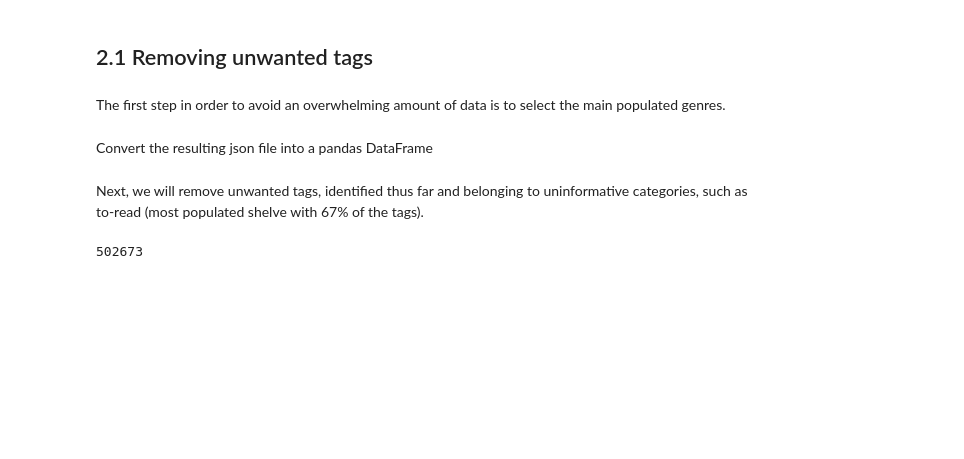
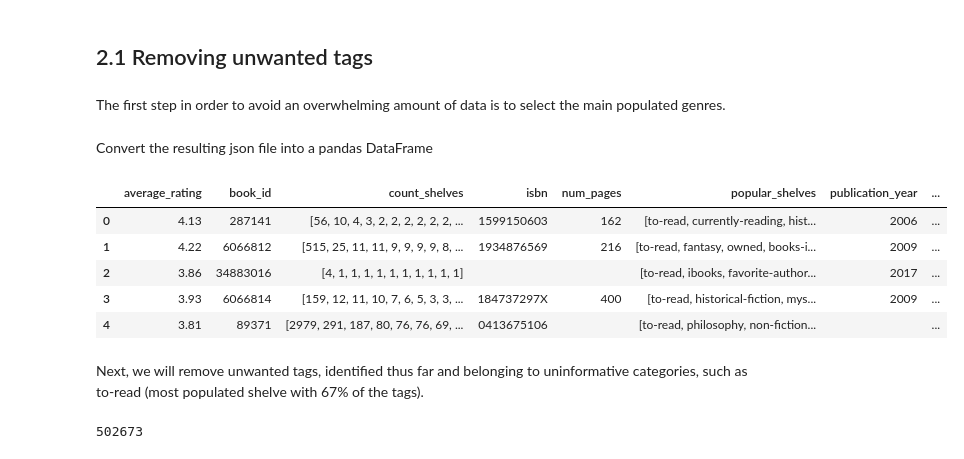
Before and after one commit to ychebaro/project_insight, a Jupyter notebook: Cleaning_books.ipynb, the cells around one changed output. Drawn from its saved outputs; the diff is of its cells as text; code cells hidden in the pictures; blank space fills up the shorter version.

```diff
--- a/Cleaning_books.ipynb
+++ b/Cleaning_books.ipynb
@@ -131,6 +133,15 @@ Convert the resulting json file into a pandas DataFrame
 # %%
 books = get_books_data('books_genre.json')
 booksdf = pd.DataFrame(books)
+# %%
+booksdf.head()
+# %% [output]
+|  | average_rating | book_id | count_shelves | isbn | num_pages | popular_shelves | publication_year | ... |
+| 0 | 4.13 | 287141 | [56, 10, 4, 3, 2, 2, 2, 2, 2, 2, ... | 1599150603 | 162 | [to-read, currently-reading, hist... | 2006 | ... |
+| 1 | 4.22 | 6066812 | [515, 25, 11, 11, 9, 9, 9, 9, 8, ... | 1934876569 | 216 | [to-read, fantasy, owned, books-i... | 2009 | ... |
+| 2 | 3.86 | 34883016 | [4, 1, 1, 1, 1, 1, 1, 1, 1, 1, 1] |  |  | [to-read, ibooks, favorite-author... | 2017 | ... |
+| 3 | 3.93 | 6066814 | [159, 12, 11, 10, 7, 6, 5, 3, 3, ... | 184737297X | 400 | [to-read, historical-fiction, mys... | 2009 | ... |
+| 4 | 3.81 | 89371 | [2979, 291, 187, 80, 76, 76, 69, ... | 0413675106 |  | [to-read, philosophy, non-fiction... |  | ... |
 # %% [markdown]
 Next, we will remove unwanted tags, identified thus far and belonging to uninformative categories, such as to-read (most populated shelve with 67% of the tags).
 # %%
```
Also changed, not shown: parts of 66 cells of this notebook.
